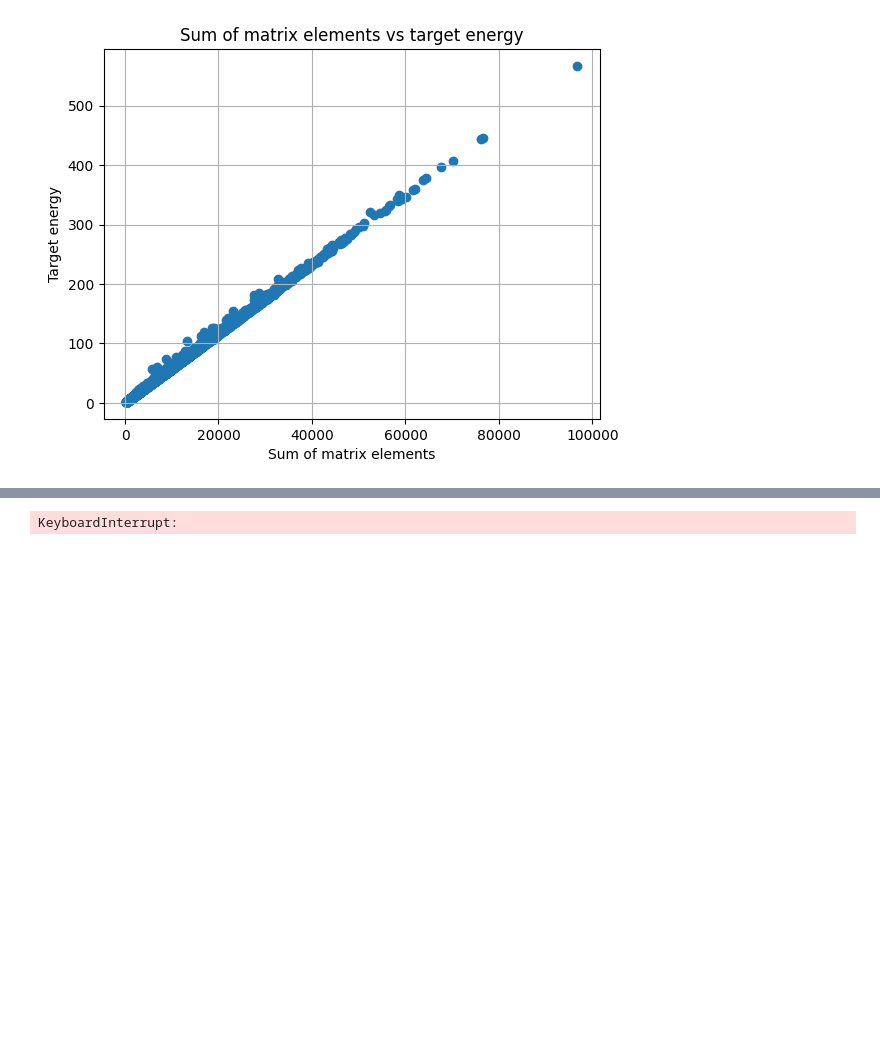
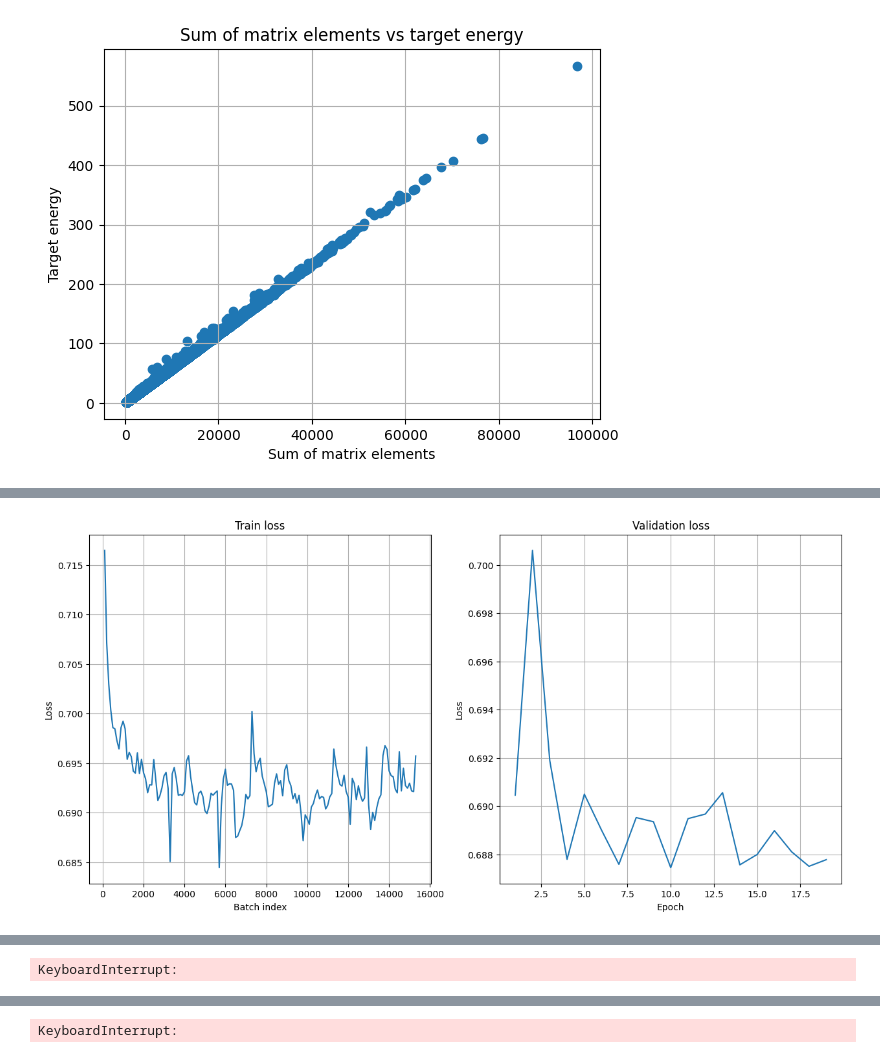
Before and after one commit to dxtvzw/ecal-optimization, a Jupyter notebook: src/experiments.ipynb, the cells around one changed output, grey strips where cells are left out. Cells and saved outputs as stored; diff of their text form; code cells hidden in the pictures; blank space fills up the shorter version.

```diff
--- a/src/experiments.ipynb
+++ b/src/experiments.ipynb
@@ -246,14 +276,14 @@ def train_fn(train_loader, val_loader, model, optimizer, lr_scheduler, criterion
                 plt.subplot(1, 2, 1)
                 plt.plot(train_batch_idx, train_loss)
                 plt.xlabel("Batch index")
-                plt.ylabel("RMSE / Momentum")
+                plt.ylabel("Loss")
                 plt.grid()
                 plt.title("Train loss")
 
                 plt.subplot(1, 2, 2)
                 plt.plot(list(range(1, epoch)), val_loss)
                 plt.xlabel("Epoch")
-                plt.ylabel("RMSE / Momentum")
+                plt.ylabel("Loss")
                 plt.grid()
                 plt.title("Validation loss")
 
@@ -334,0 +331,41 @@ Epoch: 200/200 || Batch: 601/801 || Train loss: 0.0223 || Val loss: 0.0223
+# %%
+# model = MyModel(
+#     height=train_dataset[0][0].shape[-2],
+#     width=train_dataset[0][0].shape[-1],
+#     n_scales=10,
+#     hidden_dim=64,
+#     output_positive=True,
+# ).to(device)
+
+# model = LinearModel(
+#     height=train_dataset[0][0].shape[-2],
+#     width=train_dataset[0][0].shape[-1],
+#     output_positive=True,
+# ).to(device)
+
+# model = MyResnet18(
+#     height=train_dataset[0][0].shape[-2],
+#     width=train_dataset[0][0].shape[-1],
+#     remove_batch_norm=False,
+#     output_positive=False,
+# ).to(device)
+
+optimizer = torch.optim.Adam(model.parameters(), lr=1e-3, weight_decay=3e-4)
+lr_scheduler = optim.lr_scheduler.StepLR(optimizer, 15, 0.8)
+criterion = loss_fn_2
+num_epochs = 100
+
+train_loss, train_batch_idx = train_fn(
+    train_loader=train_loader,
+    val_loader=val_loader,
+    model=model,
+    optimizer=optimizer,
+    lr_scheduler=lr_scheduler,
+    criterion=criterion,
+    num_epochs=num_epochs,
+    device=device,
+    log_freq=100,
+    max_grad_norm=20,
+)
+# %% [output]
+[figure, added]
@@ -335 +373,2 @@ Epoch: 200/200 || Batch: 601/801 || Train loss: 0.0223 || Val loss: 0.0223
+KeyboardInterrupt:
 # %%
```
Also changed, not shown: parts of 11 cells of this notebook, 7 other files.
